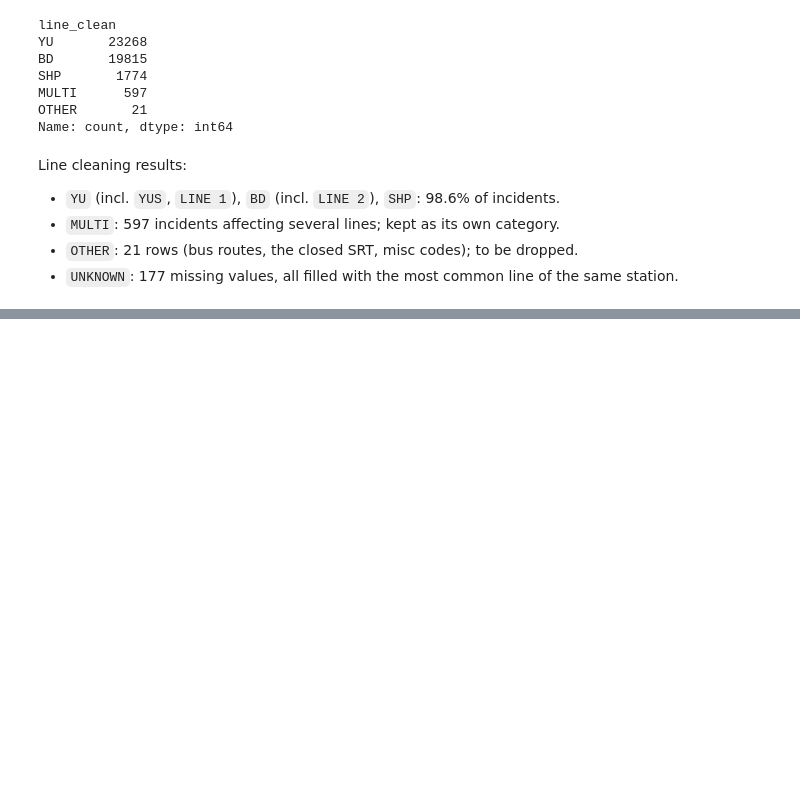
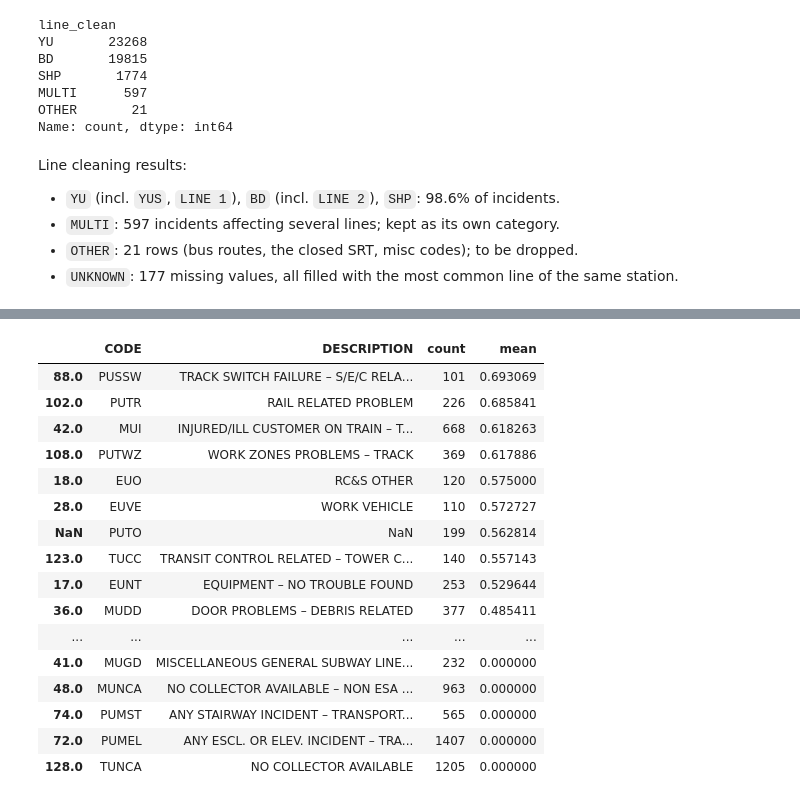
Before and after one commit to Stevenzou634/TTC-Delay-Prediction, a Jupyter notebook: notebooks/01_eda.ipynb, the cells around one changed output, grey strips where cells are left out. Drawn from its saved outputs; the diff is of its cells as text; code cells hidden in the pictures; blank space fills up the shorter version.

Commit message:
Explore delay cause codes, build code feature, fix description encoding

```diff
--- a/notebooks/01_eda.ipynb
+++ b/notebooks/01_eda.ipynb
@@ -348,0 +403,4 @@ Line cleaning results:
+# %%
+# Check the prefix idea: first two letters of each code
+df["code_prefix"] = df["Code"].str[:2]
+df["code_prefix"].value_counts()
@@ -348,0 +418,7 @@ Line cleaning results:
+# %%
+# What kinds of causes does each prefix cover? Show a few descriptions per prefix
+codes["prefix"] = codes["CODE"].str[:2]
+for prefix, group in codes.groupby("prefix"):
+    print(f"{prefix} ({len(group)} codes):")
+    print("   ", "; ".join(group["DESCRIPTION"].head(8)))
+    print()
@@ -348,0 +440,10 @@ Line cleaning results:
+# %%
+# Target: a delay is "long" if it lasts 5 minutes or more
+df["long_delay"] = (df["Min Delay"] >= 5).astype(int)
+
+# Group rare prefixes into OTHER
+main_prefixes = ["MU", "SU", "PU", "TU", "EU"]
+df["cause_group"] = df["code_prefix"].where(df["code_prefix"].isin(main_prefixes), "OTHER")
+
+# Share of long delays and number of incidents for each cause group
+df.groupby("cause_group")["long_delay"].agg(["mean", "count"]).sort_values("mean", ascending=False)
@@ -348,0 +459,28 @@ Line cleaning results:
+# %%
+# Long-delay share for individual codes (only codes with enough incidents)
+code_stats = (
+    df.groupby("Code")["long_delay"]
+    .agg(["mean", "count"])
+    .query("count >= 100")
+    .merge(codes[["CODE", "DESCRIPTION"]], left_index=True, right_on="CODE", how="left")
+    .sort_values("mean", ascending=False)
+)
+code_stats[["CODE", "DESCRIPTION", "count", "mean"]]
+# %% [output]
+|  | CODE | DESCRIPTION | count | mean |
+| 88.0 | PUSSW | TRACK SWITCH FAILURE – S/E/C RELA... | 101 | 0.693069 |
+| 102.0 | PUTR | RAIL RELATED PROBLEM | 226 | 0.685841 |
+| 42.0 | MUI | INJURED/ILL CUSTOMER ON TRAIN – T... | 668 | 0.618263 |
+| 108.0 | PUTWZ | WORK ZONES PROBLEMS – TRACK | 369 | 0.617886 |
+| 18.0 | EUO | RC&S OTHER | 120 | 0.575000 |
+| 28.0 | EUVE | WORK VEHICLE | 110 | 0.572727 |
+| NaN | PUTO | NaN | 199 | 0.562814 |
+| 123.0 | TUCC | TRANSIT CONTROL RELATED – TOWER C... | 140 | 0.557143 |
+| 17.0 | EUNT | EQUIPMENT – NO TROUBLE FOUND | 253 | 0.529644 |
+| 36.0 | MUDD | DOOR PROBLEMS – DEBRIS RELATED | 377 | 0.485411 |
+| ... | ... | ... | ... | ... |
+| 41.0 | MUGD | MISCELLANEOUS GENERAL SUBWAY LINE... | 232 | 0.000000 |
+| 48.0 | MUNCA | NO COLLECTOR AVAILABLE – NON ESA ... | 963 | 0.000000 |
+| 74.0 | PUMST | ANY STAIRWAY INCIDENT – TRANSPORT... | 565 | 0.000000 |
+| 72.0 | PUMEL | ANY ESCL. OR ELEV. INCIDENT – TRA... | 1407 | 0.000000 |
+| 128.0 | TUNCA | NO COLLECTOR AVAILABLE | 1205 | 0.000000 |
```
Also changed, not shown: parts of 9 cells of this notebook.
